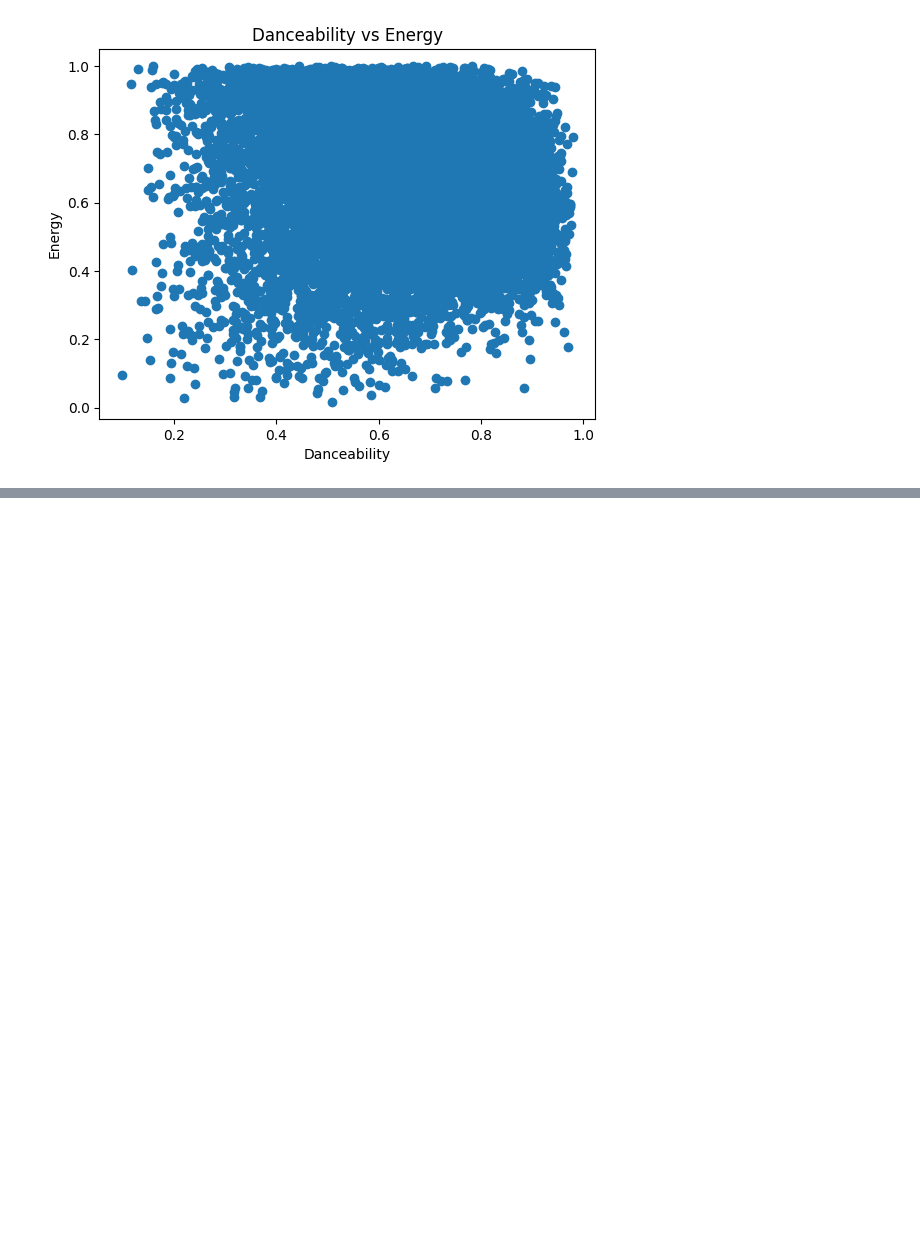
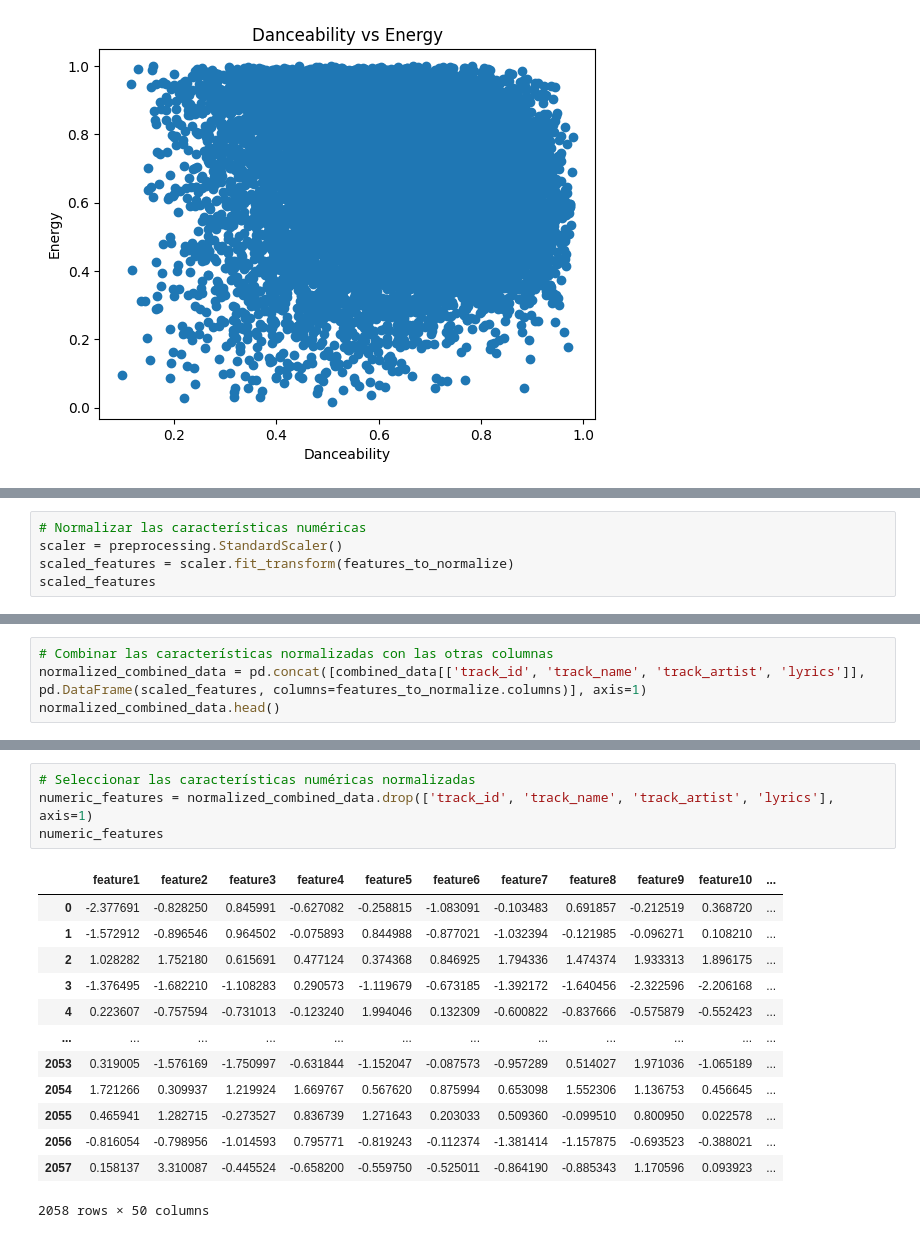
Before and after one commit to MatiasMaravi/BD2-Project2, a Jupyter notebook: knn/knn.ipynb, the cells around one changed output, grey strips where cells are left out. Saved outputs shown, nothing was run; the diff lists cells and outputs as text; blank space fills up the shorter version.

Commit message:
Avance KNN with vect-caract

```diff
--- a/knn/knn.ipynb
+++ b/knn/knn.ipynb
@@ -127,0 +211,5 @@ print(KNN_range_Search(query, radius))
+# %%
+# Normalizar las características numéricas
+scaler = preprocessing.StandardScaler()
+scaled_features = scaler.fit_transform(features_to_normalize)
+scaled_features
@@ -127,0 +230,4 @@ print(KNN_range_Search(query, radius))
+# %%
+# Combinar las características normalizadas con las otras columnas
+normalized_combined_data = pd.concat([combined_data[['track_id', 'track_name', 'track_artist', 'lyrics']], pd.DataFrame(scaled_features, columns=features_to_normalize.columns)], axis=1)
+normalized_combined_data.head()
@@ -127,0 +261,18 @@ print(KNN_range_Search(query, radius))
+# %%
+# Seleccionar las características numéricas normalizadas
+numeric_features = normalized_combined_data.drop(['track_id', 'track_name', 'track_artist', 'lyrics'], axis=1)
+numeric_features
+# %% [output]
+|  | feature1 | feature2 | feature3 | feature4 | feature5 | feature6 | feature7 | feature8 | feature9 | feature10 | ... |
+| 0 | -2.377691 | -0.828250 | 0.845991 | -0.627082 | -0.258815 | -1.083091 | -0.103483 | 0.691857 | -0.212519 | 0.368720 | ... |
+| 1 | -1.572912 | -0.896546 | 0.964502 | -0.075893 | 0.844988 | -0.877021 | -1.032394 | -0.121985 | -0.096271 | 0.108210 | ... |
+| 2 | 1.028282 | 1.752180 | 0.615691 | 0.477124 | 0.374368 | 0.846925 | 1.794336 | 1.474374 | 1.933313 | 1.896175 | ... |
+| 3 | -1.376495 | -1.682210 | -1.108283 | 0.290573 | -1.119679 | -0.673185 | -1.392172 | -1.640456 | -2.322596 | -2.206168 | ... |
+| 4 | 0.223607 | -0.757594 | -0.731013 | -0.123240 | 1.994046 | 0.132309 | -0.600822 | -0.837666 | -0.575879 | -0.552423 | ... |
+| ... | ... | ... | ... | ... | ... | ... | ... | ... | ... | ... | ... |
+| 2053 | 0.319005 | -1.576169 | -1.750997 | -0.631844 | -1.152047 | -0.087573 | -0.957289 | 0.514027 | 1.971036 | -1.065189 | ... |
+| 2054 | 1.721266 | 0.309937 | 1.219924 | 1.669767 | 0.567620 | 0.875994 | 0.653098 | 1.552306 | 1.136753 | 0.456645 | ... |
+| 2055 | 0.465941 | 1.282715 | -0.273527 | 0.836739 | 1.271643 | 0.203033 | 0.509360 | -0.099510 | 0.800950 | 0.022578 | ... |
+| 2056 | -0.816054 | -0.798956 | -1.014593 | 0.795771 | -0.819243 | -0.112374 | -1.381414 | -1.157875 | -0.693523 | -0.388021 | ... |
+| 2057 | 0.158137 | 3.310087 | -0.445524 | -0.658200 | -0.559750 | -0.525011 | -0.864190 | -0.885343 | 1.170596 | 0.093923 | ... |
+2058 rows × 50 columns
```
Also changed, not shown: parts of 22 cells of this notebook, 1 other file.
